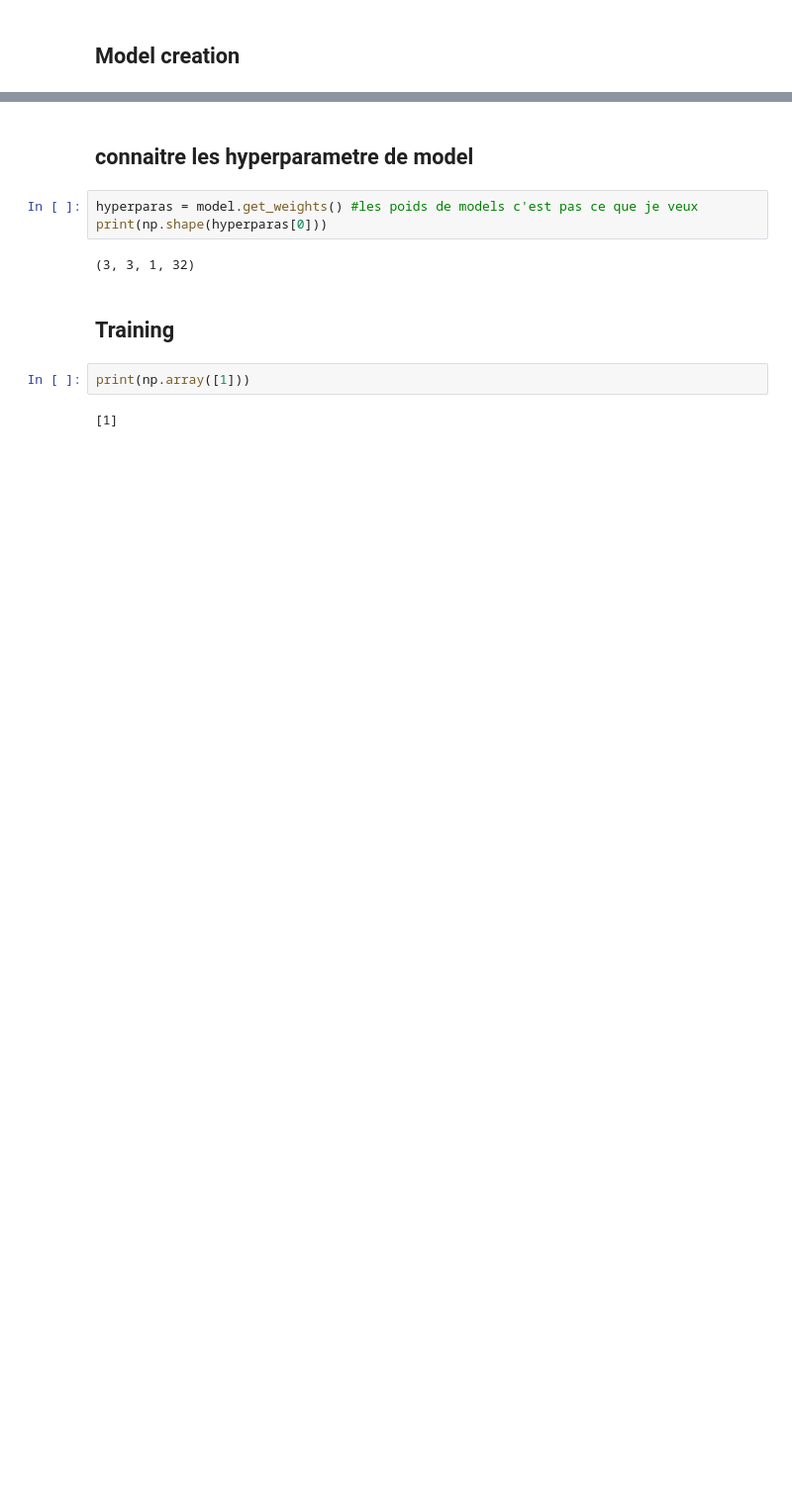
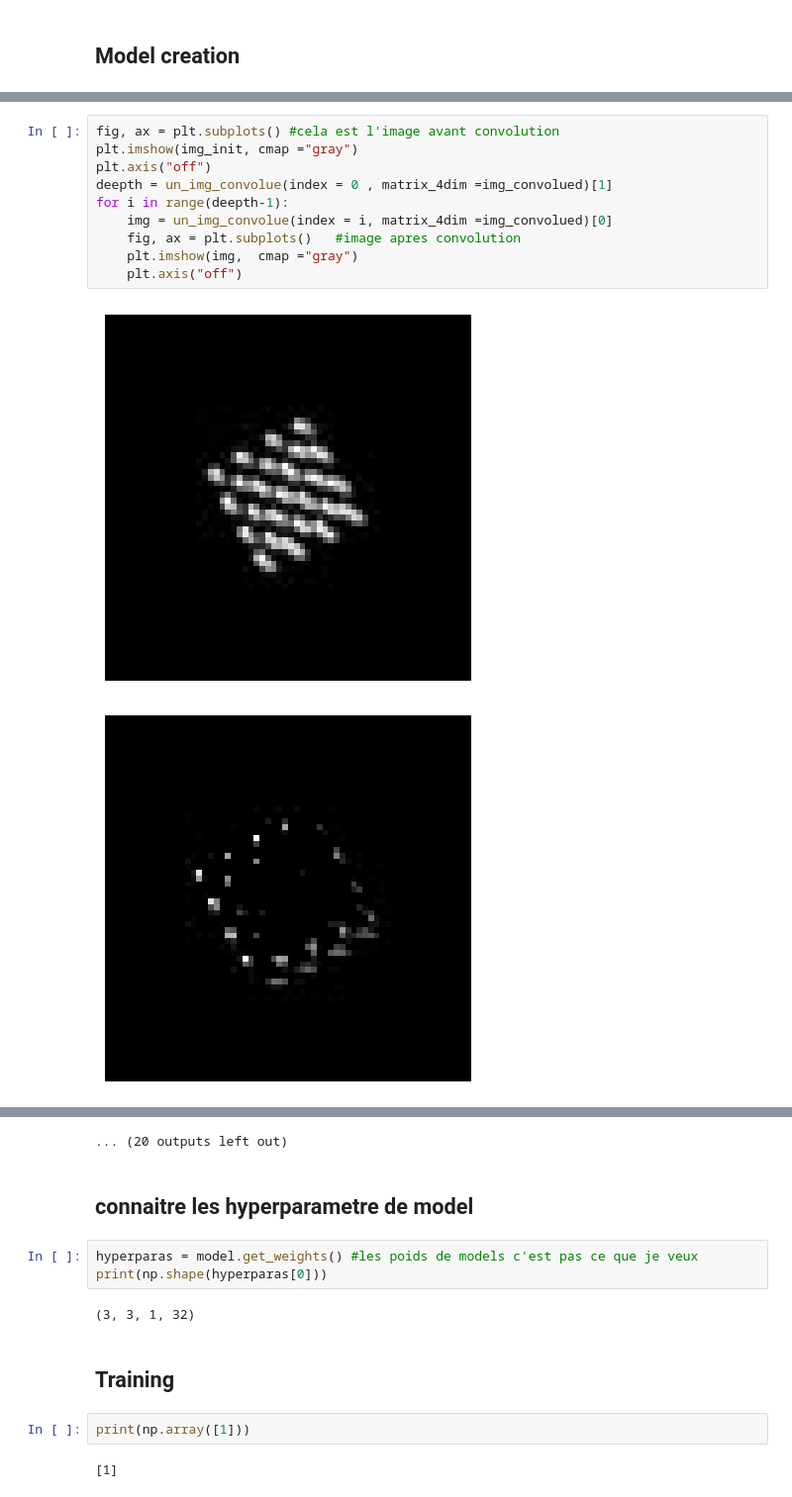
Before and after one commit to ruerl/pmd22-23, a Jupyter notebook: scrpit_junlin/test-convolution.ipynb, the cells around one changed output, grey strips where cells are left out. Shown: that part at 99% size. Cells and saved outputs as stored; diff of their text form; blank space fills up the shorter version.

```diff
--- a/scrpit_junlin/test-convolution.ipynb
+++ b/scrpit_junlin/test-convolution.ipynb
@@ -205,0 +219,13 @@ plt.axis("off")
+# %%
+fig, ax = plt.subplots() #cela est l'image avant convolution
+plt.imshow(img_init, cmap ="gray")
+plt.axis("off")
+deepth = un_img_convolue(index = 0 , matrix_4dim =img_convolued)[1]
+for i in range(deepth-1):
+    img = un_img_convolue(index = i, matrix_4dim =img_convolued)[0]
+    fig, ax = plt.subplots()   #image apres convolution
+    plt.imshow(img,  cmap ="gray")
+    plt.axis("off")
+# %% [output]
+[figure, added]
+[figure, added]
@@ -206,3 +242,4 @@ plt.axis("off")
+... (20 outputs left out)
 # %% [markdown]
 ## connaitre les hyperparametre de model
 # %%
```
Also changed, not shown: parts of 14 cells of this notebook, 4 other files.
